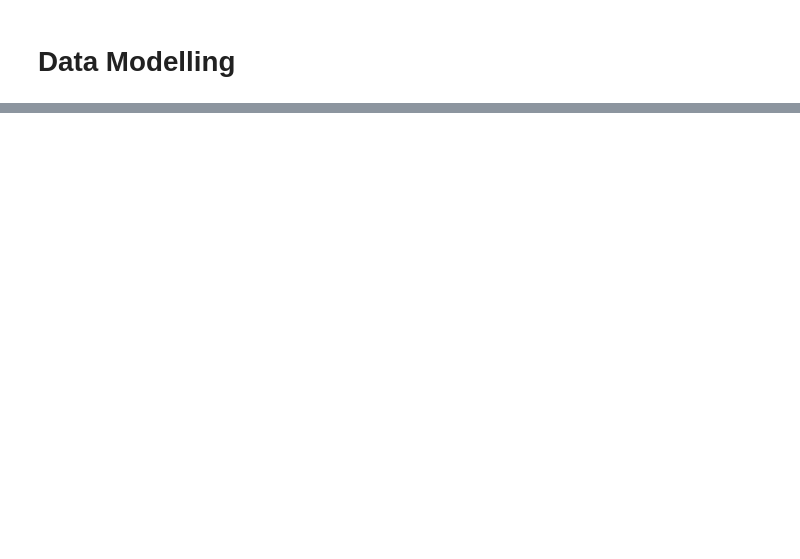
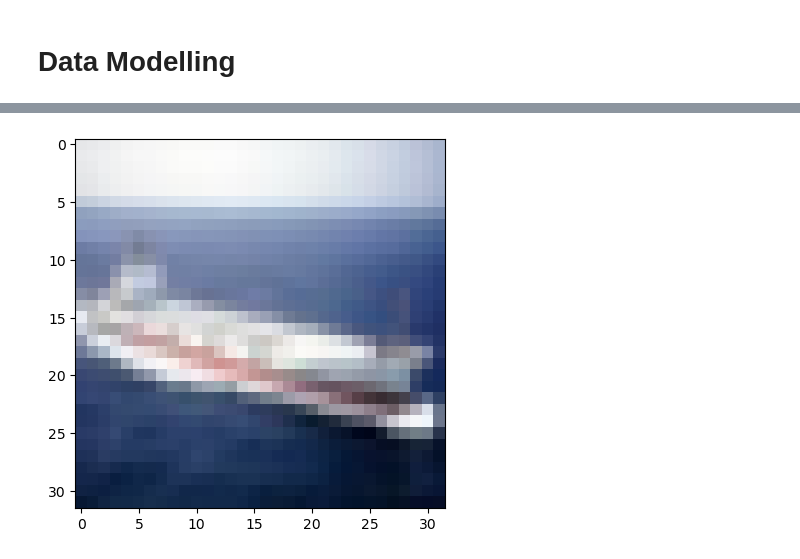
Before and after one commit to SyedKaz00/MSAPhaseThree, a Jupyter notebook: DataScience/skeleton-code/make-model.ipynb, the cells around one changed output, grey strips where cells are left out. Cells and saved outputs as stored; diff of their text form; code cells hidden in the pictures; blank space fills up the shorter version.

```diff
--- a/DataScience/skeleton-code/make-model.ipynb
+++ b/DataScience/skeleton-code/make-model.ipynb
@@ -22,0 +224,2 @@ test_y = np.random.randint(0,255,size=(1000))
+# %%
+x_train, y_train, x_test, y_test = get_split_data()
@@ -93,0 +372,11 @@ INFO:tensorflow:Assets written to: output\my_model\assets
+# %%
+
+chosen_index = 54 #Test Image 55
+probab = model.predict(test_data[chosen_index].reshape(1,32,32,3)) # Set to a numpy array of correct input data.
+plt.imshow(test_data[chosen_index])
+probab_list = probab.tolist()[0]
+label_names = ["Non-Ship","Ship"]
+max_number = max(probab_list)
+index = probab_list.index(max_number)
+print("This was detected as being a",label_names[index])
+# %% [output]
@@ -93,0 +385 @@ INFO:tensorflow:Assets written to: output\my_model\assets
+[figure, added]
```
Also changed, not shown: parts of 54 cells of this notebook.
